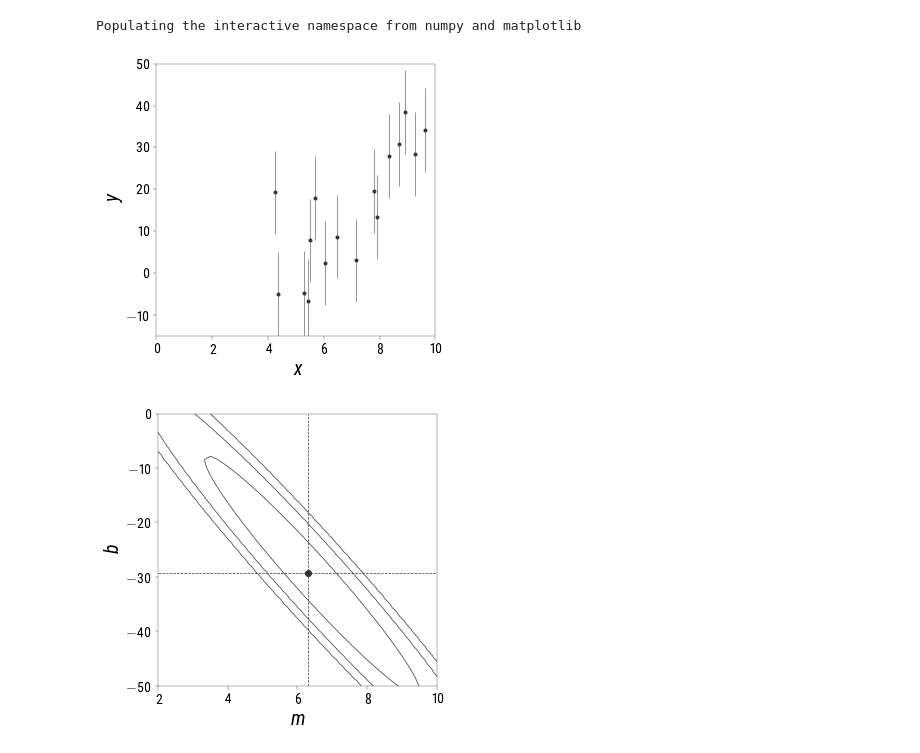
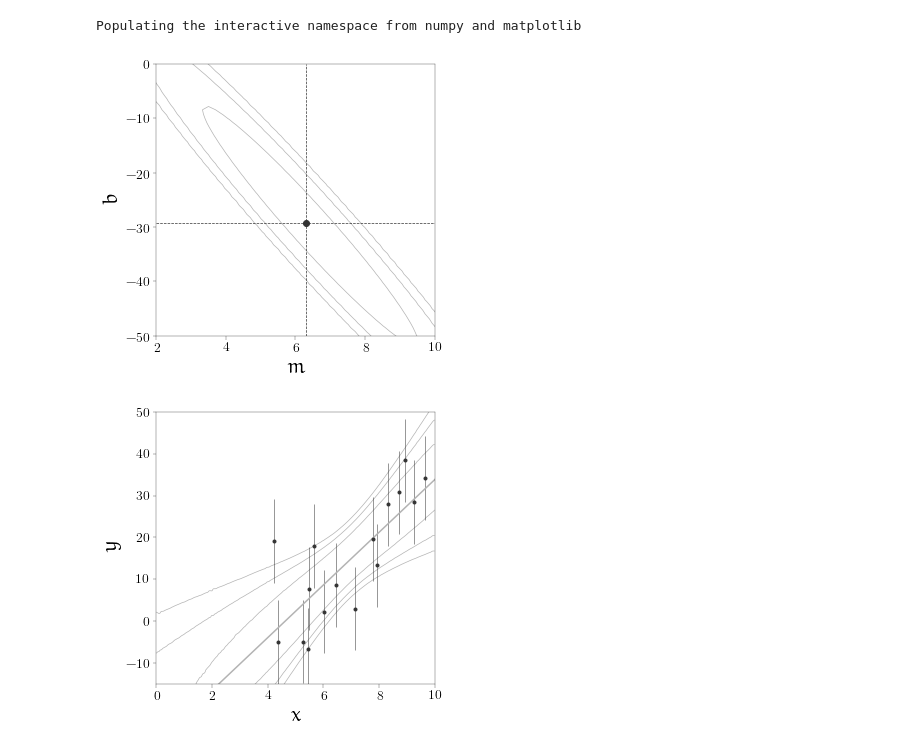
Before and after one commit to ajmejia/1st-phd-seminar, a Jupyter notebook: examples.ipynb, the cells around one changed output. Cells and saved outputs as stored; diff of their text form; code cells hidden in the pictures.

Commit message:
fixing problem with model_sampling function

```diff
--- a/examples.ipynb
+++ b/examples.ipynb
@@ -167,52 +168,57 @@ sk, mu, sigma_max = 0.0, 0.0, 10.0
 # %%
 # ======================================== DATA SIMULATION =============================================================
 random.seed(0)
-save_dat = False
 x = sort(X[0]+random.rand(N_obs)*(X[-1]-X[0]))
 y = real_model(x, real_params)
 e = skewnorm.rvs(sk, mu, 1.0, size=N_obs)
 mask = x>4.0
 x_obs = x[mask]
 y_obs = y[mask] + e[mask]*sigma_max
 XX_obs, MM_obs, BB_obs = meshgrid(x_obs, M, B, indexing="ij")
 YY_obs, MM_obs, BB_obs = meshgrid(y_obs, M, B, indexing="ij")
 
-fig_dat, ax = subplots(1, 1)
-ax.errorbar(x_obs, y_obs, sigma_max, fmt=".", ecolor="0.2", color="0.2", lw=0.5)
-ax.set_xlim(*range_x)
-ax.set_ylim(*range_y)
-ax.set_xlabel(r"$x$")
-ax.set_ylabel(r"$y$")
-if save_dat: fig_dat.savefig("img/data")
 # ======================================================================================================================
 # ======================================== LIKELIHOOD ANALYSIS =========================================================
 show_mle = True
 show_likelihood = True
 show_cond_b = True
 show_cond_m = True
 show_contours = True
-save_pars = False
-mask_names = array([show_mle, show_likelihood, show_cond_m, show_cond_b])
-names = array(["mle", "likelihood", "condm", "condb"])
+save_pars = True
+save_data = True
 
 fig_par, ax = subplots(1, 1)
 likelihood = lik_i(XX_obs, YY_obs, sigma_max, [MM_obs,BB_obs]).prod(axis=0)
 mle_m, mle_b = unravel_index(argmax(likelihood), likelihood.shape)
 
 if show_contours:
     levels = [percentile_to_level(MM_obs[0],BB_obs[0],likelihood,per) for per in percentiles]
-    ax.contour(MM_obs[0], BB_obs[0], likelihood, levels, colors="0.2", linewidths=0.7)
+    ax.contour(MM_obs[0], BB_obs[0], likelihood, levels, colors="0.7", linewidths=0.7)
 ax.plot(M[mle_m], B[mle_b], "o", mfc="0.2", mec="0.2", visible=show_mle)
 ax.axvline(M[mle_m], ls="--", lw=0.7, color="0.2", visible=show_cond_b)
 ax.axhline(B[mle_b], ls="--", lw=0.7, color="0.2", visible=show_cond_m)
 ax.set_xlim(2.0, 10.0)
 ax.set_ylim(-50.0, 0.0)
 ax.set_xlabel(r"$m$")
 ax.set_ylabel(r"$b$")
-if save_pars: fig_par.savefig("img/pars-{}".format(join(names[mask_names], "-") if any(mask_names) else "blank"))
+if save_pars: fig_par.savefig("img/pars")
+
+fig_dat, ax = subplots(1, 1)
+if show_likelihood:
+    PDF_xy, X_lik, Y_lik = model_sampling([MM_obs[0],BB_obs[0]], likelihood, X, model)
+    XX_lik, YY_lik = meshgrid(X_lik, Y_lik, indexing="ij")
+    levels = [percentile_to_level(XX_lik, YY_lik, gaussian_filter(PDF_xy,1.5), per) for per in percentiles]
+    ax.contour(X_lik, Y_lik, gaussian_filter(PDF_xy,1.5), levels, colors="0.7", linewidths=0.7)
+ax.plot(X, model(X, [M[mle_m],B[mle_b]]), color="0.7", visible=show_mle)
+ax.errorbar(x_obs, y_obs, sigma_max, fmt=".", ecolor="0.2", color="0.2", lw=0.5)
+ax.set_xlim(*range_x)
+ax.set_ylim(*range_y)
+ax.set_xlabel(r"$x$")
+ax.set_ylabel(r"$y$")
+if save_data: fig_dat.savefig("img/data")
 # %% [output]
-[figure, old version]
+[figure, new version]
-[figure, old version]
+[figure, new version]
 # %%
 # ======================================== DATA SIMULATION =============================================================
 random.seed(0)
```
Also changed, not shown: parts of 3 cells of this notebook.
